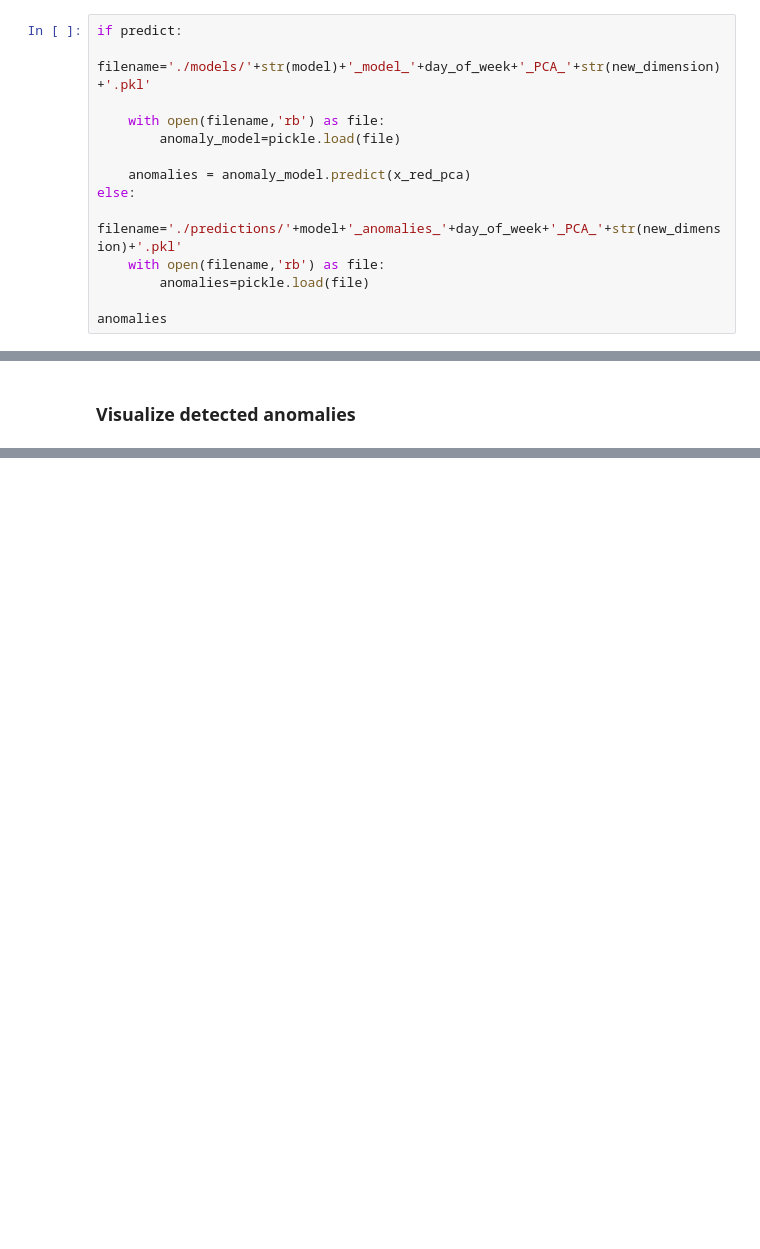
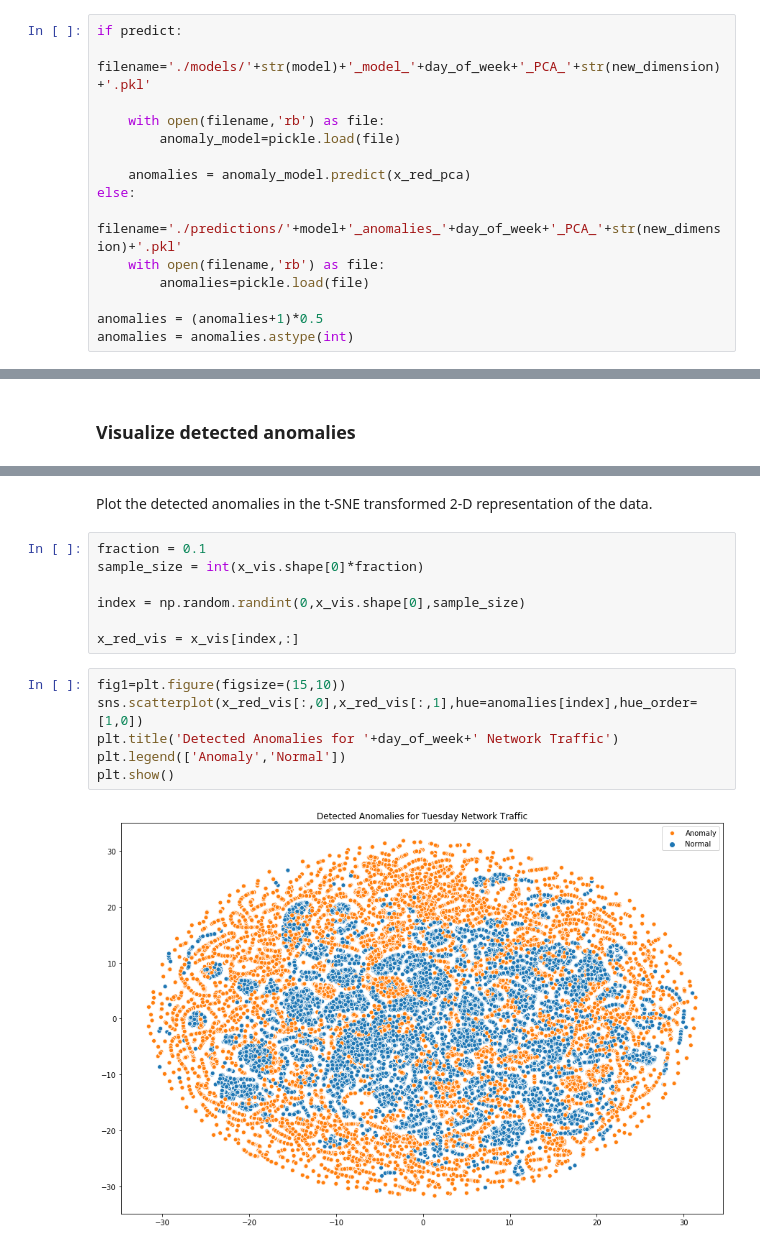
Before and after one commit to emirka/insight, a Jupyter notebook: notebooks/7_Anomaly_Detection_Predict.ipynb, the cells around one changed output, grey strips where cells are left out. Cells and saved outputs as stored; diff of their text form; blank space fills up the shorter version.

```diff
--- a/notebooks/7_Anomaly_Detection_Predict.ipynb
+++ b/notebooks/7_Anomaly_Detection_Predict.ipynb
@@ -84,4 +85,5 @@ else:
     with open(filename,'rb') as file:
         anomalies=pickle.load(file)
 
-anomalies
+anomalies = (anomalies+1)*0.5
+anomalies = anomalies.astype(int)
@@ -119,0 +125,17 @@ x_vis=TSNE(n_components=2,perplexity=50).fit_transform(x_red_pca[0:sample_size])
+# %% [markdown]
+Plot the detected anomalies in the t-SNE transformed 2-D representation of the data.
+# %%
+fraction = 0.1
+sample_size = int(x_vis.shape[0]*fraction)
+
+index = np.random.randint(0,x_vis.shape[0],sample_size)
+
+x_red_vis = x_vis[index,:]
+# %%
+fig1=plt.figure(figsize=(15,10))
+sns.scatterplot(x_red_vis[:,0],x_red_vis[:,1],hue=anomalies[index],hue_order=[1,0])
+plt.title('Detected Anomalies for '+day_of_week+' Network Traffic')
+plt.legend(['Anomaly','Normal'])
+plt.show()
+# %% [output]
+[figure, added]
```
Also changed, not shown: parts of 13 cells of this notebook, 16 other files.
